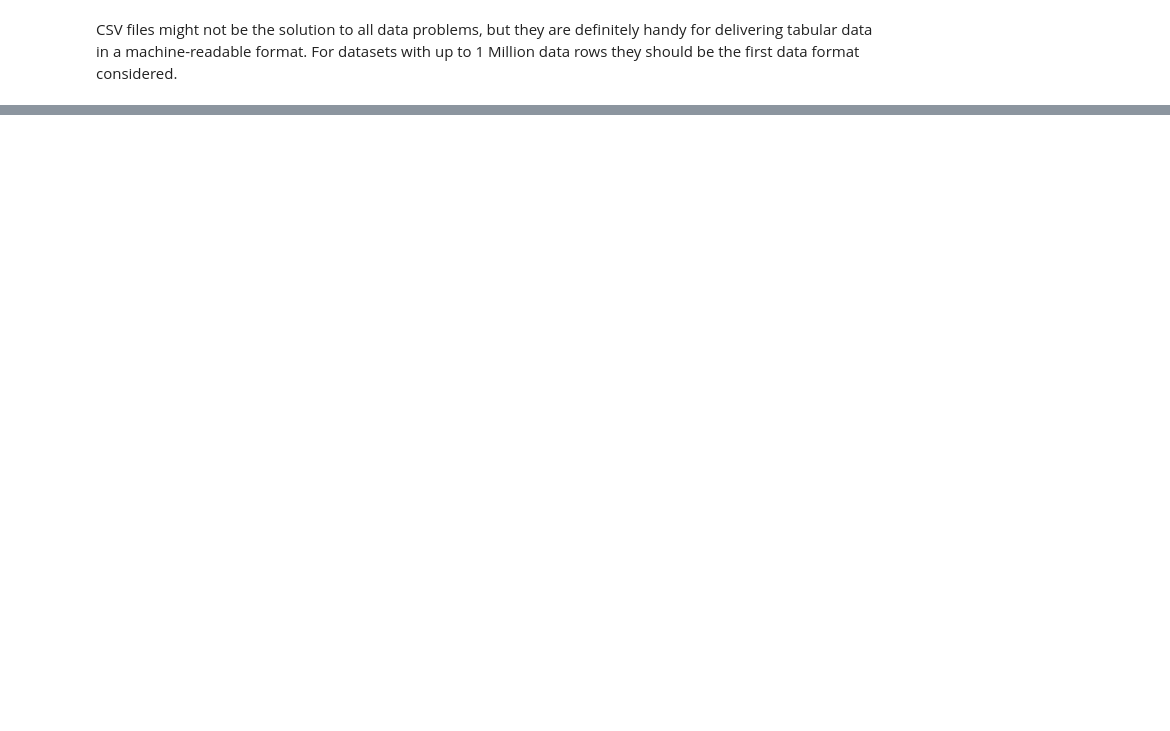
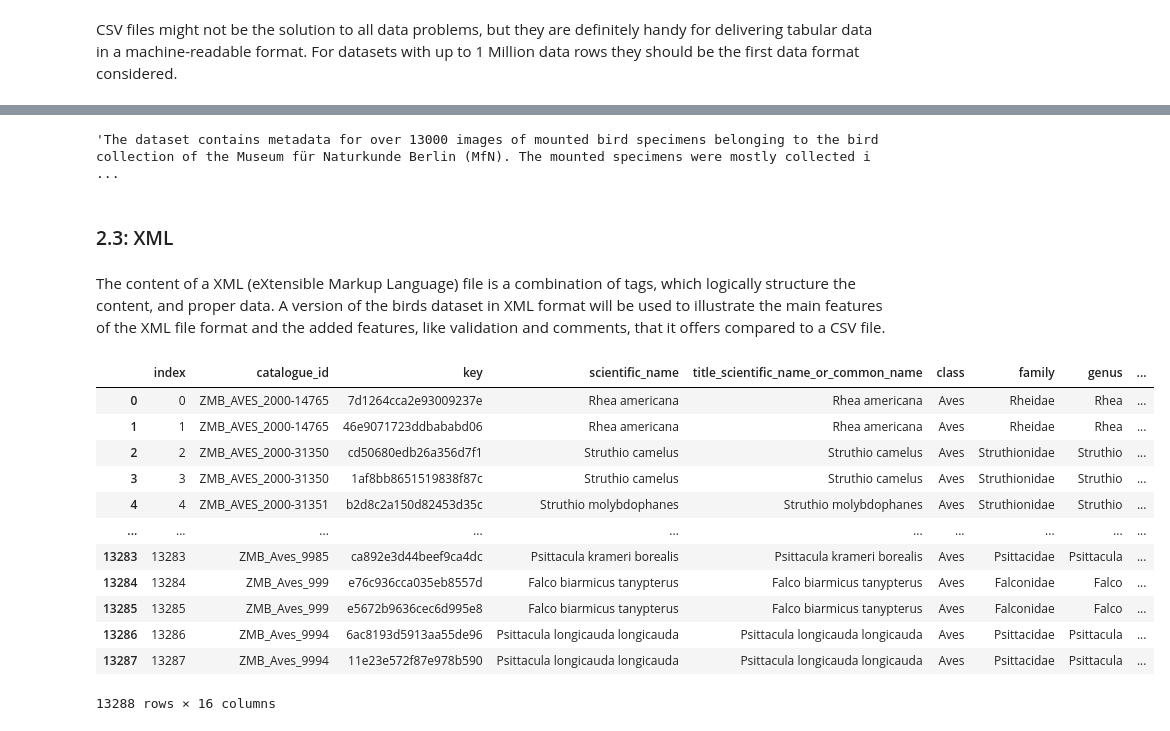
Before and after one commit to Giuditta-Parolini/machine-readable-data, a Jupyter notebook: data.ipynb, the cells around one changed output, grey strips where cells are left out. Drawn from its saved outputs; the diff is of its cells as text; code cells hidden in the pictures; blank space fills up the shorter version.

```diff
--- a/data.ipynb
+++ b/data.ipynb
@@ -259,0 +368,26 @@ df_csv_semicolon_sep
+# %%
+# The dataset description is immediately available as a string in this case
+df["body"][df.heading == "Dataset Description"].values[0]
+# %% [output]
+'The dataset contains metadata for over 13000 images of mounted bird specimens belonging to the bird collection of the Museum für Naturkunde Berlin (MfN). The mounted specimens were mostly collected i ...
+# %% [markdown]
+### 2.3: XML <a class="anchor" id="xml"></a>
+# %% [markdown]
+The content of a XML (eXtensible Markup Language) file is a combination of tags, which logically structure the content, and proper data. A version of the birds dataset in XML format will be used to illustrate the main features of the XML file format and the added features, like validation and comments, that it offers compared to a CSV file.
+# %%
+df_xml = pd.read_xml("dataset.xml")
+df_xml
+# %% [output]
+|  | index | catalogue_id | key | scientific_name | title_scientific_name_or_common_name | class | family | genus | ... |
+| 0 | 0 | ZMB_AVES_2000-14765 | 7d1264cca2e93009237e | Rhea americana | Rhea americana | Aves | Rheidae | Rhea | ... |
+| 1 | 1 | ZMB_AVES_2000-14765 | 46e9071723ddbababd06 | Rhea americana | Rhea americana | Aves | Rheidae | Rhea | ... |
+| 2 | 2 | ZMB_AVES_2000-31350 | cd50680edb26a356d7f1 | Struthio camelus | Struthio camelus | Aves | Struthionidae | Struthio | ... |
+| 3 | 3 | ZMB_AVES_2000-31350 | 1af8bb8651519838f87c | Struthio camelus | Struthio camelus | Aves | Struthionidae | Struthio | ... |
+| 4 | 4 | ZMB_AVES_2000-31351 | b2d8c2a150d82453d35c | Struthio molybdophanes | Struthio molybdophanes | Aves | Struthionidae | Struthio | ... |
+| ... | ... | ... | ... | ... | ... | ... | ... | ... | ... |
+| 13283 | 13283 | ZMB_Aves_9985 | ca892e3d44beef9ca4dc | Psittacula krameri borealis | Psittacula krameri borealis | Aves | Psittacidae | Psittacula | ... |
+| 13284 | 13284 | ZMB_Aves_999 | e76c936cca035eb8557d | Falco biarmicus tanypterus | Falco biarmicus tanypterus | Aves | Falconidae | Falco | ... |
+| 13285 | 13285 | ZMB_Aves_999 | e5672b9636cec6d995e8 | Falco biarmicus tanypterus | Falco biarmicus tanypterus | Aves | Falconidae | Falco | ... |
+| 13286 | 13286 | ZMB_Aves_9994 | 6ac8193d5913aa55de96 | Psittacula longicauda longicauda | Psittacula longicauda longicauda | Aves | Psittacidae | Psittacula | ... |
+| 13287 | 13287 | ZMB_Aves_9994 | 11e23e572f87e978b590 | Psittacula longicauda longicauda | Psittacula longicauda longicauda | Aves | Psittacidae | Psittacula | ... |
+13288 rows × 16 columns
```
Also changed, not shown: parts of 44 cells of this notebook, 2 other files.
